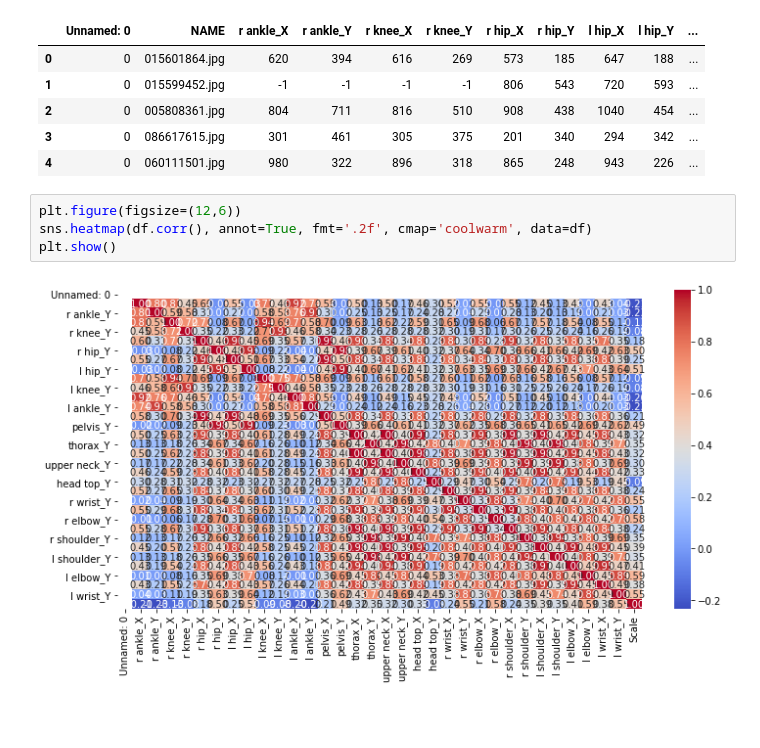
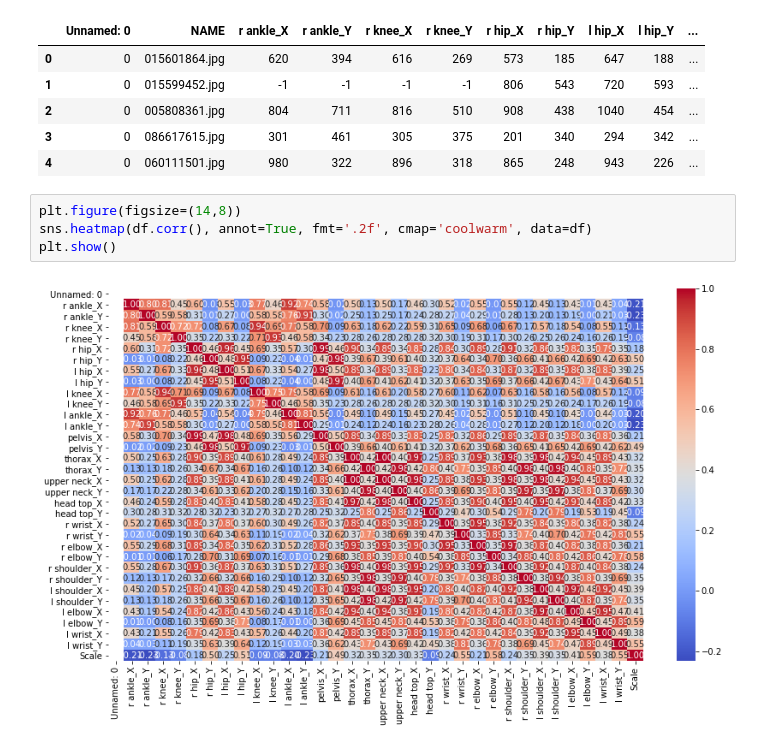
Before and after one commit to ptah99/first, a Jupyter notebook: jokedataanalysis.ipynb, the cells around one changed output. Drawn from its saved outputs; the diff is of its cells as text; blank space fills up the shorter version.

```diff
--- a/jokedataanalysis.ipynb
+++ b/jokedataanalysis.ipynb
@@ -33,8 +33,8 @@ df.head()
 | 3 | 0 | 086617615.jpg | 301 | 461 | 305 | 375 | 201 | 340 | 294 | 342 | ... |
 | 4 | 0 | 060111501.jpg | 980 | 322 | 896 | 318 | 865 | 248 | 943 | 226 | ... |
 # %%
-plt.figure(figsize=(12,6))
+plt.figure(figsize=(14,8))
 sns.heatmap(df.corr(), annot=True, fmt='.2f', cmap='coolwarm', data=df)
 plt.show()
 # %% [output]
-[figure, old version]
+[figure, new version]
```
